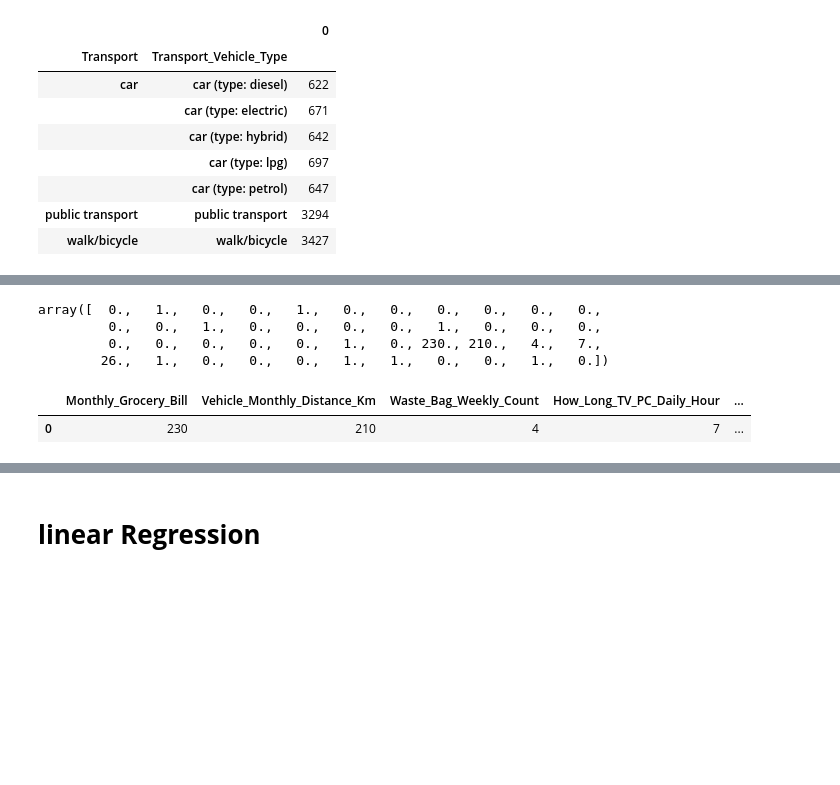
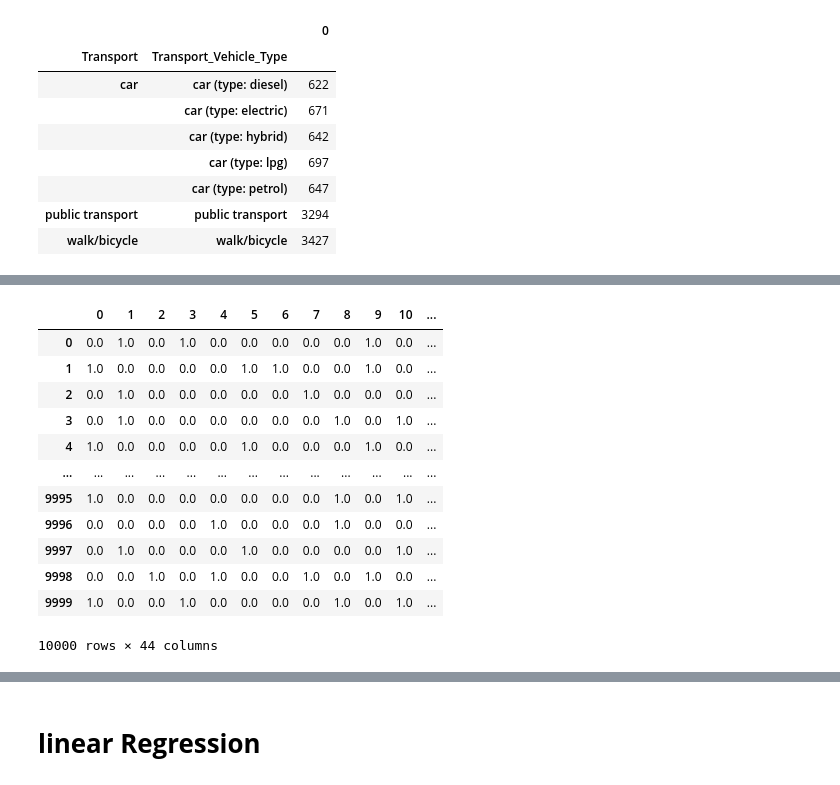
Before and after one commit to e-prossinger/CarbonFootprint_TechLab, a Jupyter notebook: 00_for_publication_linear-regression-for-carbon-footprint.ipynb, the cells around one changed output, grey strips where cells are left out. Saved outputs shown, nothing was run; the diff lists cells and outputs as text; code cells hidden in the pictures; blank space fills up the shorter version.

```diff
--- a/00_for_publication_linear-regression-for-carbon-footprint.ipynb
+++ b/00_for_publication_linear-regression-for-carbon-footprint.ipynb
@@ -555,12 +621,18 @@ X_transformed_scaled = scaler.transform(X_transformed)  # Data after scaling
-# %%
-X_transformed[0]
-# %% [output]
-array([  0.,   1.,   0.,   0.,   1.,   0.,   0.,   0.,   0.,   0.,   0.,
-         0.,   0.,   1.,   0.,   0.,   0.,   0.,   1.,   0.,   0.,   0.,
-         0.,   0.,   0.,   0.,   0.,   1.,   0., 230., 210.,   4.,   7.,
-        26.,   1.,   0.,   0.,   0.,   1.,   1.,   0.,   0.,   1.,   0.])
-# %%
-X.head(1)
-# %% [output]
-|  | Monthly_Grocery_Bill | Vehicle_Monthly_Distance_Km | Waste_Bag_Weekly_Count | How_Long_TV_PC_Daily_Hour | ... |
-| 0 | 230 | 210 | 4 | 7 | ... |
+# %%
+#to get a better understanding of the code
+X_transformed[0:2]
+pd.DataFrame(X_transformed)
+# %% [output]
+|  | 0 | 1 | 2 | 3 | 4 | 5 | 6 | 7 | 8 | 9 | 10 | ... |
+| 0 | 0.0 | 1.0 | 0.0 | 1.0 | 0.0 | 0.0 | 0.0 | 0.0 | 0.0 | 1.0 | 0.0 | ... |
+| 1 | 1.0 | 0.0 | 0.0 | 0.0 | 0.0 | 1.0 | 1.0 | 0.0 | 0.0 | 1.0 | 0.0 | ... |
+| 2 | 0.0 | 1.0 | 0.0 | 0.0 | 0.0 | 0.0 | 0.0 | 1.0 | 0.0 | 0.0 | 0.0 | ... |
+| 3 | 0.0 | 1.0 | 0.0 | 0.0 | 0.0 | 0.0 | 0.0 | 0.0 | 1.0 | 0.0 | 1.0 | ... |
+| 4 | 1.0 | 0.0 | 0.0 | 0.0 | 0.0 | 1.0 | 0.0 | 0.0 | 0.0 | 1.0 | 0.0 | ... |
+| ... | ... | ... | ... | ... | ... | ... | ... | ... | ... | ... | ... | ... |
+| 9995 | 1.0 | 0.0 | 0.0 | 0.0 | 0.0 | 0.0 | 0.0 | 0.0 | 1.0 | 0.0 | 1.0 | ... |
+| 9996 | 0.0 | 0.0 | 0.0 | 0.0 | 1.0 | 0.0 | 0.0 | 0.0 | 1.0 | 0.0 | 0.0 | ... |
+| 9997 | 0.0 | 1.0 | 0.0 | 0.0 | 0.0 | 1.0 | 0.0 | 0.0 | 0.0 | 0.0 | 1.0 | ... |
+| 9998 | 0.0 | 0.0 | 1.0 | 0.0 | 1.0 | 0.0 | 0.0 | 1.0 | 0.0 | 1.0 | 0.0 | ... |
+| 9999 | 1.0 | 0.0 | 0.0 | 1.0 | 0.0 | 0.0 | 0.0 | 0.0 | 1.0 | 0.0 | 1.0 | ... |
+10000 rows × 44 columns
```
Also changed, not shown: parts of 30 cells of this notebook.
